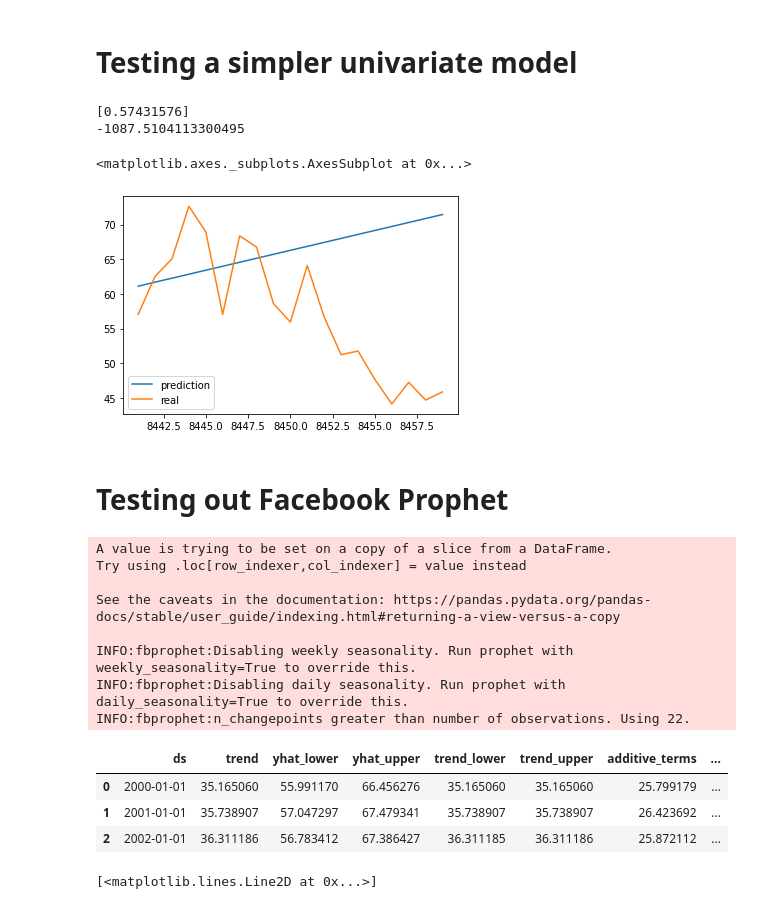
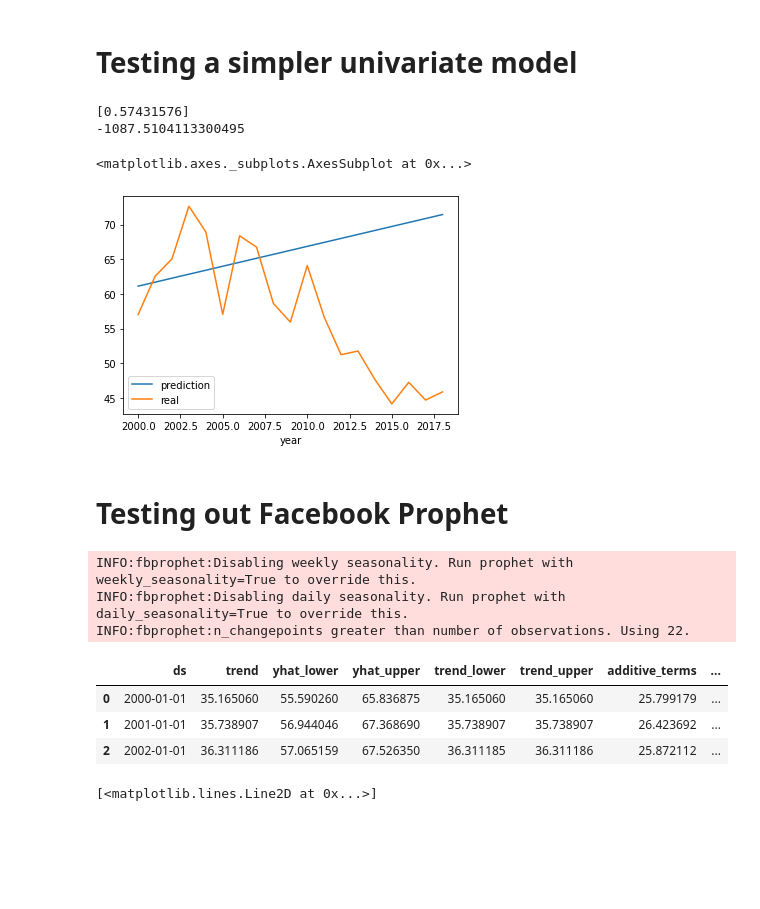
Before and after one commit to AayushKucheria/Reaktor-Communicating-Climate-Change, a Jupyter notebook: Data exploration.ipynb, the cells around one changed output. Saved outputs shown, nothing was run; the diff lists cells and outputs as text; code cells hidden in the pictures; blank space fills up the shorter version.

Commit message:
Calculating prediction uncertainty

```diff
--- a/Data exploration.ipynb
+++ b/Data exploration.ipynb
@@ -345,7 +345,7 @@ Boolean Series key will be reindexed to match DataFrame index.
 # %%
 predict_from = 2000
 training = fi[fi.year < predict_from]
-test = fi[fi.year >= predict_from]
+test = fi[fi.year >= predict_from].copy()
 y = training.co2
 X = training[["population", "gdp_per_capita", "energy_per_capita"]]
 
@@ -370,27 +370,27 @@ result[["prediction", "real"]].plot()
 # %%
 X = training.year.values.reshape(-1, 1)
 reg = LinearRegression().fit(X, y)
 
 print(reg.coef_)
 print(reg.intercept_)
 
 prediction = reg.predict(test.year.values.reshape(-1, 1))
 real = test.co2
 
 result_simple = pd.DataFrame({"year": test.year, "prediction": prediction, "real":real})
 
-result_simple[["prediction", "real"]].plot()
+result_simple.plot(x = "year")
 # %% [output]
 [0.57431576]
 -1087.5104113300495
 <matplotlib.axes._subplots.AxesSubplot at 0x...>
-[figure, old version]
+[figure, new version]
 # %% [markdown]
 # Testing out Facebook Prophet
 # %%
 import fbprophet
 
-train_data = training[["year", "co2"]]
+train_data = training[["year", "co2"]].copy()
 train_data["year"] = pd.to_datetime(train_data["year"], format="%Y")
 train_data.columns = ["ds","y"]
 
@@ -405,18 +405,13 @@ forecast = model.predict(test_data)
 
 forecast.head(3)
 # %% [output]
-A value is trying to be set on a copy of a slice from a DataFrame.
-Try using .loc[row_indexer,col_indexer] = value instead
-
-See the caveats in the documentation: https://pandas.pydata.org/pandas-docs/stable/user_guide/indexing.html#returning-a-view-versus-a-copy
-
 INFO:fbprophet:Disabling weekly seasonality. Run prophet with weekly_seasonality=True to override this.
 INFO:fbprophet:Disabling daily seasonality. Run prophet with daily_seasonality=True to override this.
 INFO:fbprophet:n_changepoints greater than number of observations. Using 22.
 |  | ds | trend | yhat_lower | yhat_upper | trend_lower | trend_upper | additive_terms | ... |
-| 0 | 2000-01-01 | 35.165060 | 55.991170 | 66.456276 | 35.165060 | 35.165060 | 25.799179 | ... |
-| 1 | 2001-01-01 | 35.738907 | 57.047297 | 67.479341 | 35.738907 | 35.738907 | 26.423692 | ... |
-| 2 | 2002-01-01 | 36.311186 | 56.783412 | 67.386427 | 36.311185 | 36.311186 | 25.872112 | ... |
+| 0 | 2000-01-01 | 35.165060 | 55.590260 | 65.836875 | 35.165060 | 35.165060 | 25.799179 | ... |
+| 1 | 2001-01-01 | 35.738907 | 56.944046 | 67.368690 | 35.738907 | 35.738907 | 26.423692 | ... |
+| 2 | 2002-01-01 | 36.311186 | 57.065159 | 67.526350 | 36.311185 | 36.311186 | 25.872112 | ... |
 # %%
 fig = model.plot(forecast)
 plt.plot( test_data.ds, test["co2"], c="red")
```
Also changed, not shown: parts of 6 cells of this notebook.
